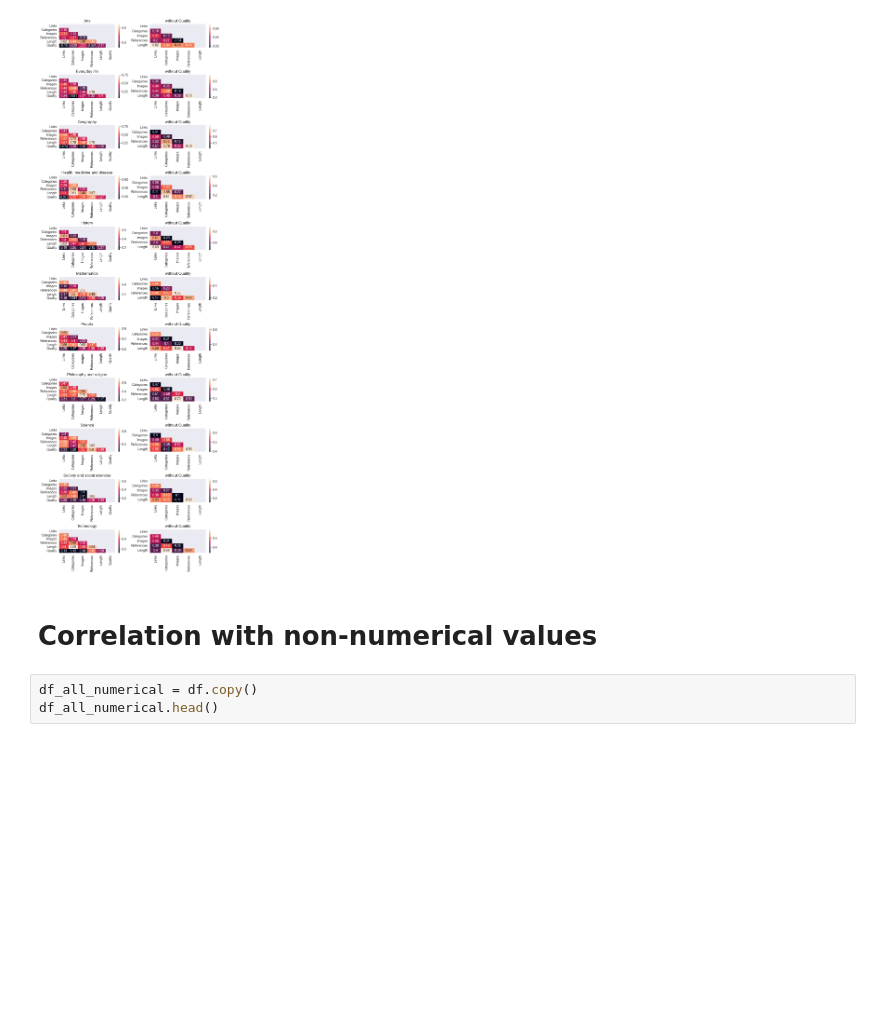
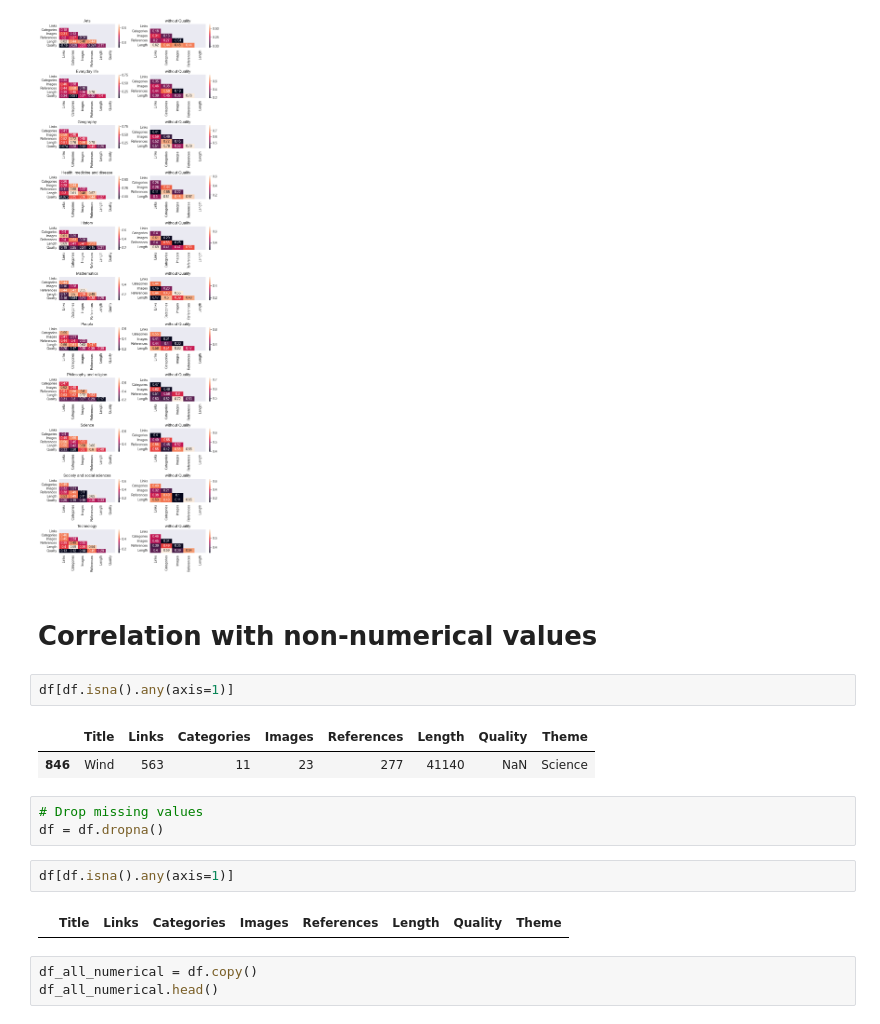
Before and after one commit to csupika/F21DL-Machine-Learning-Portfolio, a Jupyter notebook: lab3.ipynb, the cells around one changed output. Drawn from its saved outputs; the diff is of its cells as text; blank space fills up the shorter version.

```diff
--- a/lab3.ipynb
+++ b/lab3.ipynb
@@ -167,6 +167,18 @@ plt.tight_layout()
 [figure]
 # %% [markdown]
 # Correlation with non-numerical values
+# %%
+df[df.isna().any(axis=1)]
+# %% [output]
+|  | Title | Links | Categories | Images | References | Length | Quality | Theme |
+| 846 | Wind | 563 | 11 | 23 | 277 | 41140 | NaN | Science |
+# %%
+# Drop missing values
+df = df.dropna()
+# %%
+df[df.isna().any(axis=1)]
+# %% [output]
+|  | Title | Links | Categories | Images | References | Length | Quality | Theme |
 # %%
 df_all_numerical = df.copy()
 df_all_numerical.head()
```
Also changed, not shown: parts of 25 cells of this notebook, 1 other file.
